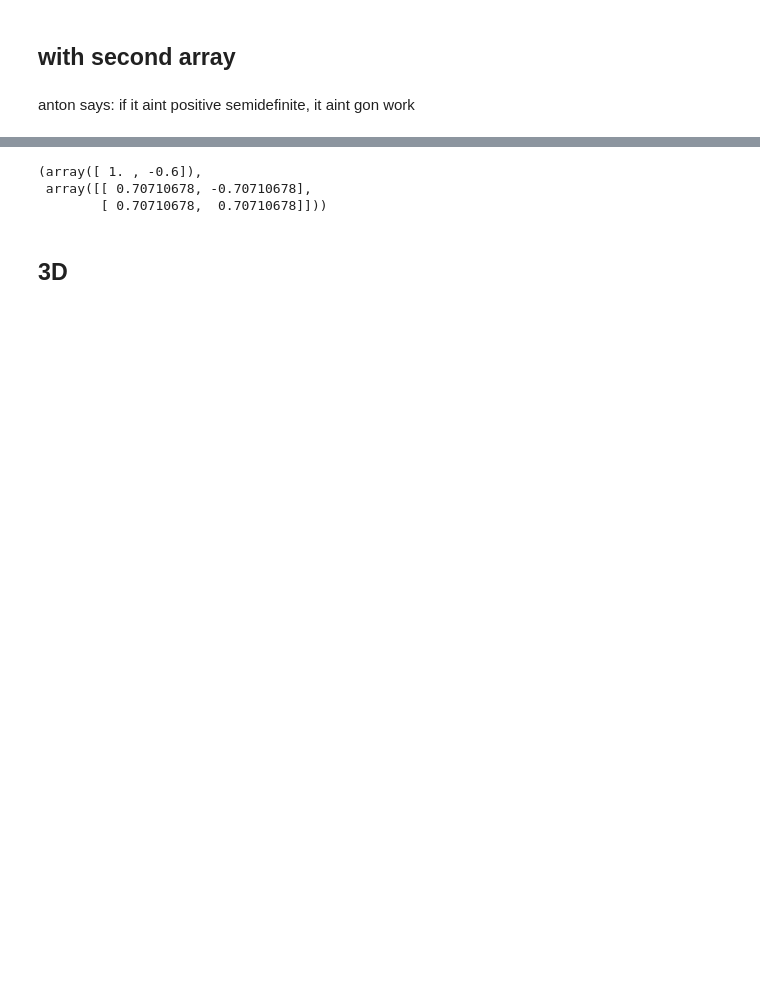
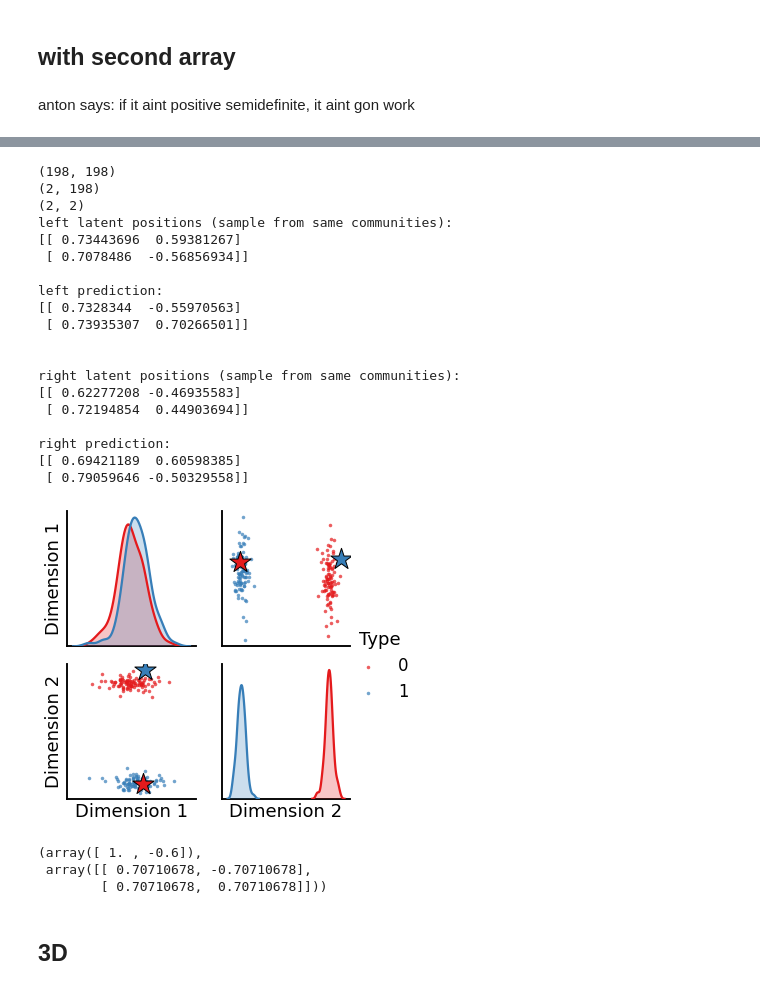
Before and after one commit to loftusa/graspy-personal, a Jupyter notebook: notebooks/new_latents.ipynb, the cells around one changed output, grey strips where cells are left out. Drawn from its saved outputs; the diff is of its cells as text; code cells hidden in the pictures; blank space fills up the shorter version.

```diff
--- a/notebooks/new_latents.ipynb
+++ b/notebooks/new_latents.ipynb
@@ -131,3 +120,26 @@ right prediction:
+# %%
+graph(P, directed=True)
+# %% [output]
+(198, 198)
+(2, 198)
+(2, 2)
+left latent positions (sample from same communities):
+[[ 0.73443696  0.59381267]
+ [ 0.7078486  -0.56856934]]
+
+left prediction:
+[[ 0.7328344  -0.55970563]
+ [ 0.73935307  0.70266501]]
+
+
+right latent positions (sample from same communities):
+[[ 0.62277208 -0.46935583]
+ [ 0.72194854  0.44903694]]
+
+right prediction:
+[[ 0.69421189  0.60598385]
+ [ 0.79059646 -0.50329558]]
+[figure, added]
 # %%
 # its because there's a negative eigenvalue
 np.linalg.eig(P)
```
Also changed, not shown: parts of 13 cells of this notebook.
